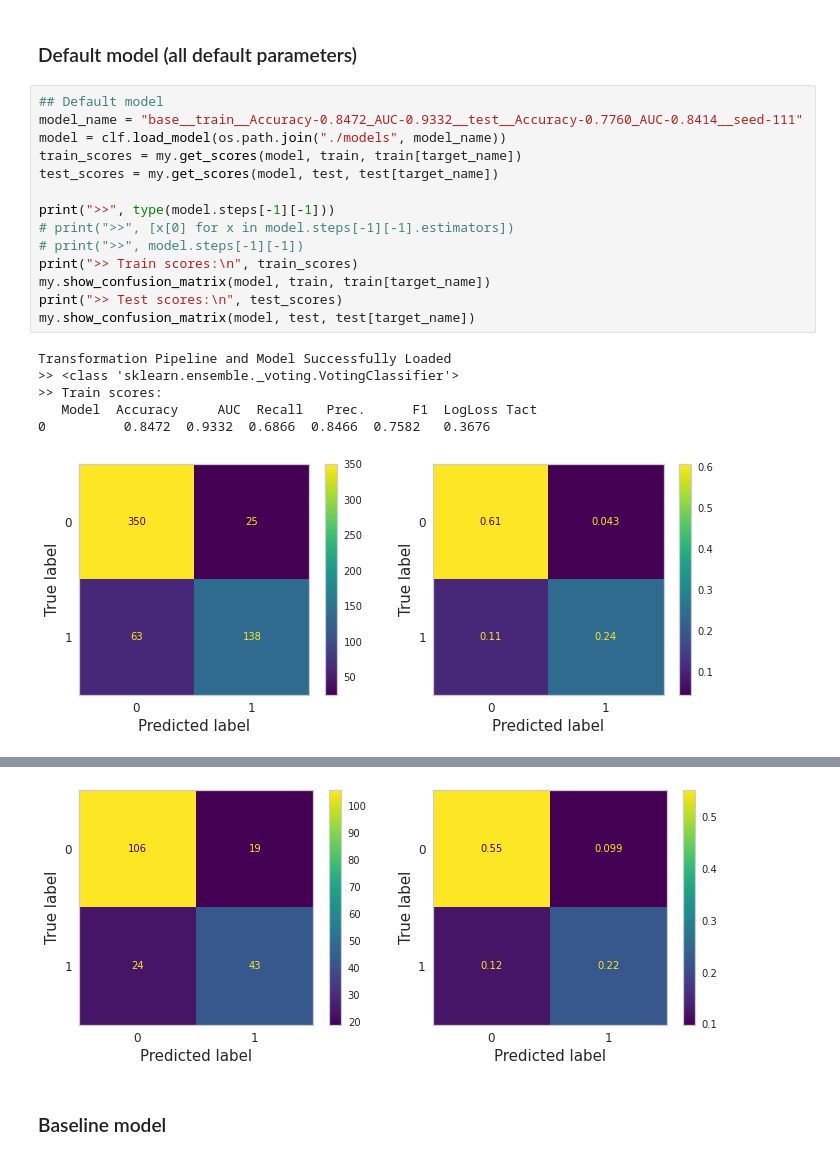
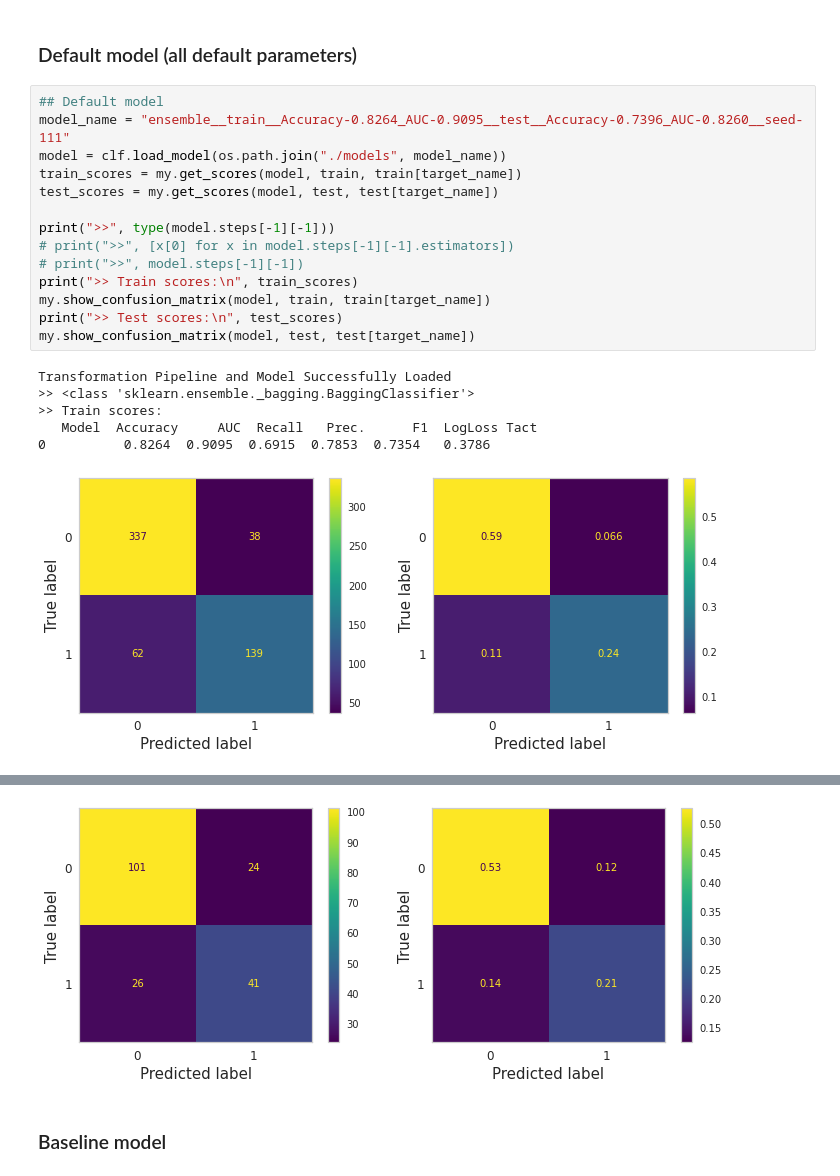
Before and after one commit to nampluskr/hackathon_2022, a Jupyter notebook: templates_clf/notobook_step3_results.ipynb, the cells around one changed output, grey strips where cells are left out. Drawn from its saved outputs; the diff is of its cells as text.

```diff
--- a/templates_clf/notobook_step3_results.ipynb
+++ b/templates_clf/notobook_step3_results.ipynb
@@ -70,7 +70,7 @@ Test  Data: (192, 9)
 ### Default model (all default parameters)
 # %%
 ## Default model
-model_name = "base__train__Accuracy-0.8472_AUC-0.9332__test__Accuracy-0.7760_AUC-0.8414__seed-111"
+model_name = "ensemble__train__Accuracy-0.8264_AUC-0.9095__test__Accuracy-0.7396_AUC-0.8260__seed-111"
 model = clf.load_model(os.path.join("./models", model_name))
 train_scores = my.get_scores(model, train, train[target_name])
 test_scores = my.get_scores(model, test, test[target_name])
@@ -84,9 +84,9 @@ print(">> Test scores:\n", test_scores)
 my.show_confusion_matrix(model, test, test[target_name])
 # %% [output]
 Transformation Pipeline and Model Successfully Loaded
->> <class 'sklearn.ensemble._voting.VotingClassifier'>
+>> <class 'sklearn.ensemble._bagging.BaggingClassifier'>
 >> Train scores:
    Model  Accuracy     AUC  Recall   Prec.      F1  LogLoss Tact
-0          0.8472  0.9332  0.6866  0.8466  0.7582   0.3676
+0          0.8264  0.9095  0.6915  0.7853  0.7354   0.3786
-[figure, old version]
+[figure, new version]
 >> Test scores:
@@ -95,4 +95,4 @@ Transformation Pipeline and Model Successfully Loaded
-[figure, old version]
+[figure, new version]
 # %% [markdown]
 ### Baseline model
 # %%
```
Also changed, not shown: parts of 4 cells of this notebook, 15 other files.
